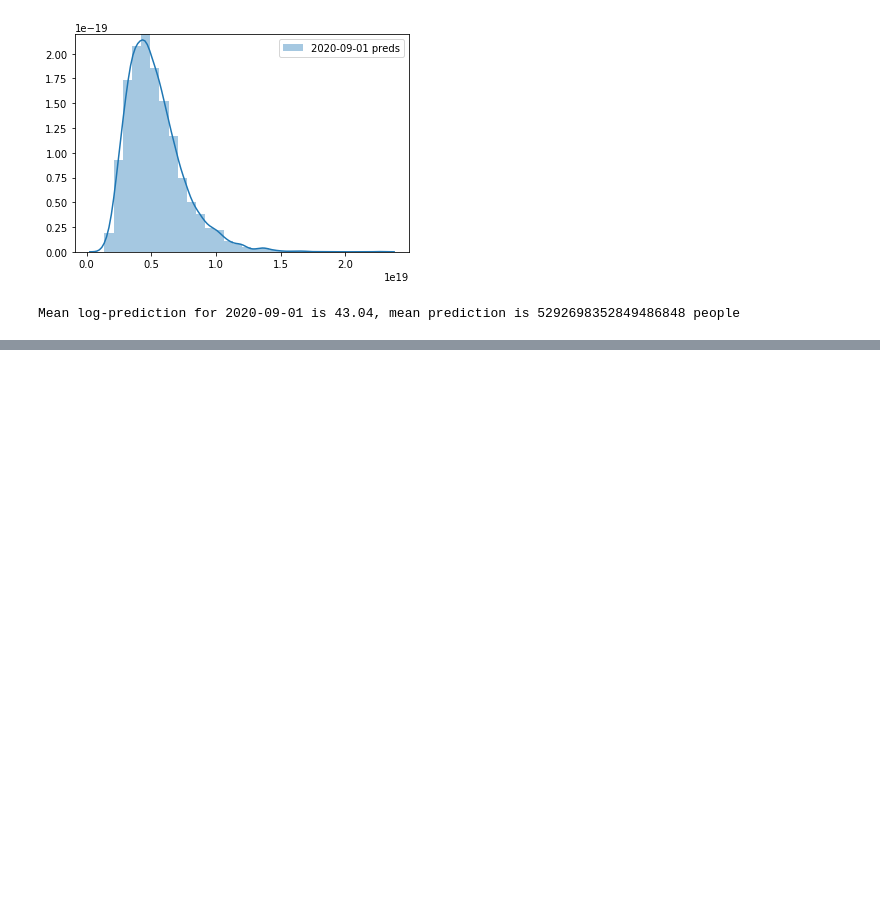
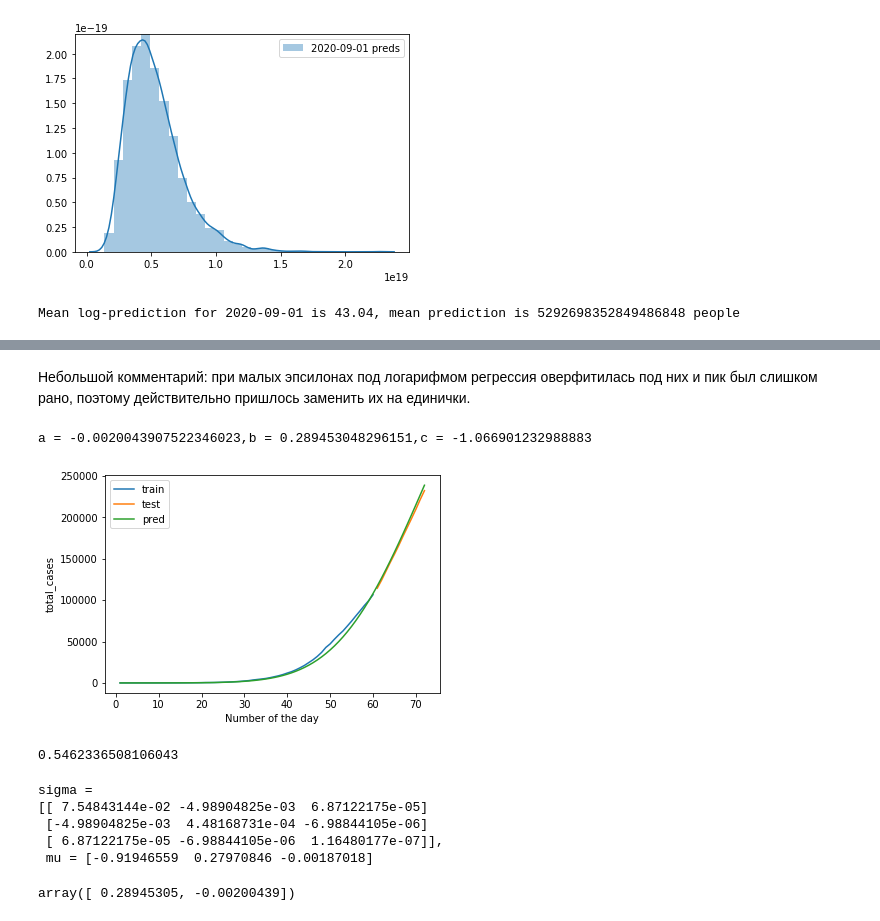
Before and after one commit to rogachevai/MADESPRING2020_ML, a Jupyter notebook: HW2/MADE_AML_HW2.ipynb, the cells around one changed output, grey strips where cells are left out. Saved outputs shown, nothing was run; the diff lists cells and outputs as text; code cells hidden in the pictures; blank space fills up the shorter version.

```diff
--- a/HW2/MADE_AML_HW2.ipynb
+++ b/HW2/MADE_AML_HW2.ipynb
@@ -200,0 +229,8 @@ Mean log-prediction for 2020-09-01 is 43.04, mean prediction is 5292698352849486
+# %%
+num_of_days = 60
+df_covid_rus['new_cases'] = df_covid_rus['new_cases'].apply(lambda x: x if x != 0 else 1)
+df_train = df_covid_rus[:num_of_days]
+df_test = df_covid_rus[num_of_days:]
+df_train['sq'] = df_train['day_count'].apply(lambda x: x**2)
+df_test['sq'] = df_test['day_count'].apply(lambda x: x**2)
+df_covid_rus['sq'] = df_covid_rus['day_count'].apply(lambda x: x**2)
@@ -200,0 +247,43 @@ Mean log-prediction for 2020-09-01 is 43.04, mean prediction is 5292698352849486
+# %%
+sigmoid_model = linear_model.Ridge(fit_intercept=True).fit(
+    df_train[['day_count','sq']],
+    np.log(np.array(df_train['new_cases'])))
+# %% [markdown]
+Небольшой комментарий: при малых эпсилонах под логарифмом регрессия оверфитилась под них и пик был слишком рано, поэтому действительно пришлось заменить их на единички.
+# %%
+pred = (np.exp(sigmoid_model.predict(pd.DataFrame(df_covid_rus[['day_count','sq']])))).cumsum()
+plt.plot(df_train['day_count'],df_train['total_cases'], label = 'train')
+plt.plot(df_test['day_count'],df_test['total_cases'],  label = 'test')
+plt.plot(df_covid_rus['day_count'],pred,  label = 'pred')
+plt.legend()
+plt.xlabel('Number of the day')
+plt.ylabel('total_cases')
+print(f'a = {sigmoid_model.coef_[1]},b = {sigmoid_model.coef_[0]},c = {sigmoid_model.intercept_}')
+plt.show()
+# %% [output]
+a = -0.0020043907522346023,b = 0.289453048296151,c = -1.066901232988883
+[figure, added]
+# %%
+pred = (np.exp(sigmoid_model.predict(pd.DataFrame(df_train[['day_count','sq']]))))
+var = (np.log(pred) - np.log(df_train['new_cases'])).std()**2 #найдем \sigma^2
+var_zero = var/1
+#print(var)
+print(var_zero)
+# %% [output]
+0.5462336508106043
+# %%
+X = np.ones((len(df_train), 3))
+X[:, 1:] = df_train[['day_count','sq']]
+sigma_posterior = np.linalg.inv(np.eye(3)/var_zero + (X.T @ X) / var)
+mu_posterior = sigma_posterior @ (X.T @ np.log(np.array(df_train['new_cases']))) / var
+print('sigma = \n{},\n mu = {}'.format(sigma_posterior,mu_posterior))
+# %% [output]
+sigma =
+[[ 7.54843144e-02 -4.98904825e-03  6.87122175e-05]
+ [-4.98904825e-03  4.48168731e-04 -6.98844105e-06]
+ [ 6.87122175e-05 -6.98844105e-06  1.16480177e-07]],
+ mu = [-0.91946559  0.27970846 -0.00187018]
+# %%
+sigmoid_model.coef_
+# %% [output]
+array([ 0.28945305, -0.00200439])
```
Also changed, not shown: parts of 11 cells of this notebook.
